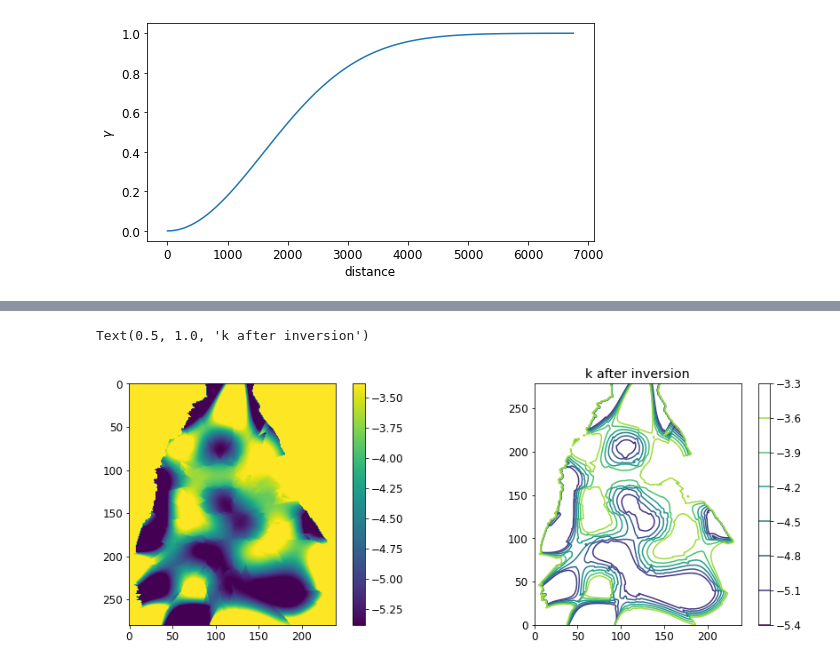
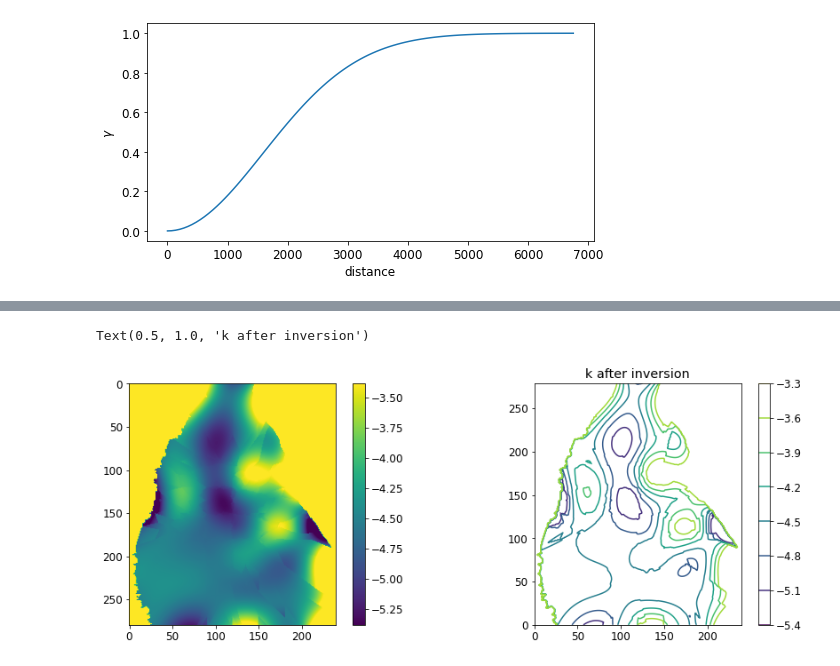
Before and after one commit to Lau397/CalibrationMF6, a Jupyter notebook: mf6pestpp.ipynb, the cells around one changed output, grey strips where cells are left out. Cells and saved outputs as stored; diff of their text form; code cells hidden in the pictures.

```diff
--- a/mf6pestpp.ipynb
+++ b/mf6pestpp.ipynb
@@ -361,18 +368,18 @@ noptmax:0, npar_adj:244, nnz_obs:33
 # %%
 fig,ax = plt.subplots(1,2,figsize=(15,5))
-
+t_d ="master_glm"
 # inversion
 g= ax[0].imshow(np.log10(np.loadtxt(os.path.join(t_d,"hk3.txt"))))
 plt.colorbar(g,ax=ax[0])
 plt.title("k after inversion")
 
 a=ax[1].contour(np.flipud(np.log10(np.loadtxt(os.path.join(t_d,"hk3.txt")))))
 ax[1].set_aspect("equal")
 plt.colorbar(a,ax=ax[1])
 plt.title("k after inversion")
 # %% [output]
 Text(0.5, 1.0, 'k after inversion')
-[figure, old version]
+[figure, new version]
 # %%
 fig,ax = plt.subplots(1,2,figsize=(15,5))
 
```
Also changed, not shown: parts of 18 cells of this notebook, 15 other files.
